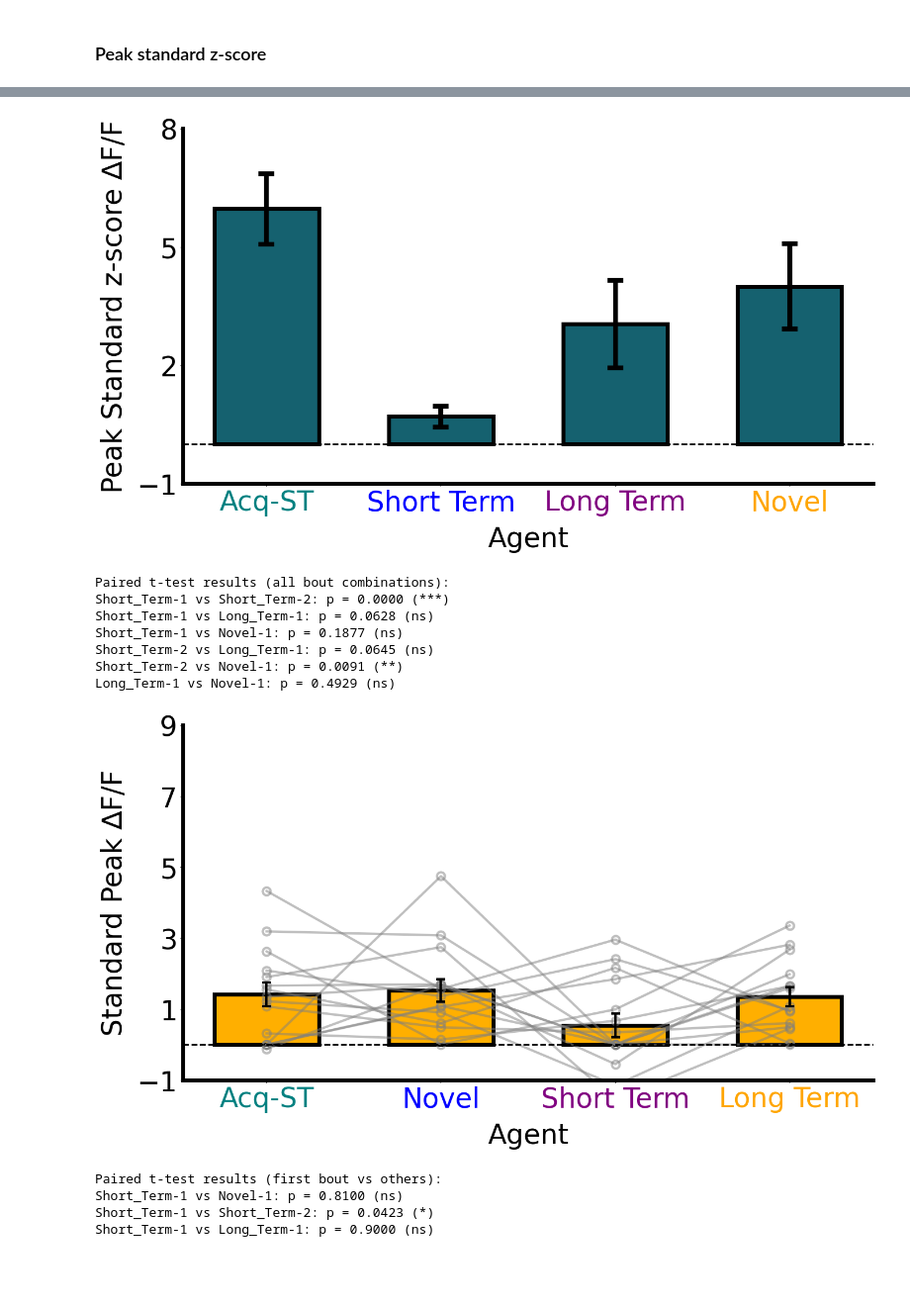
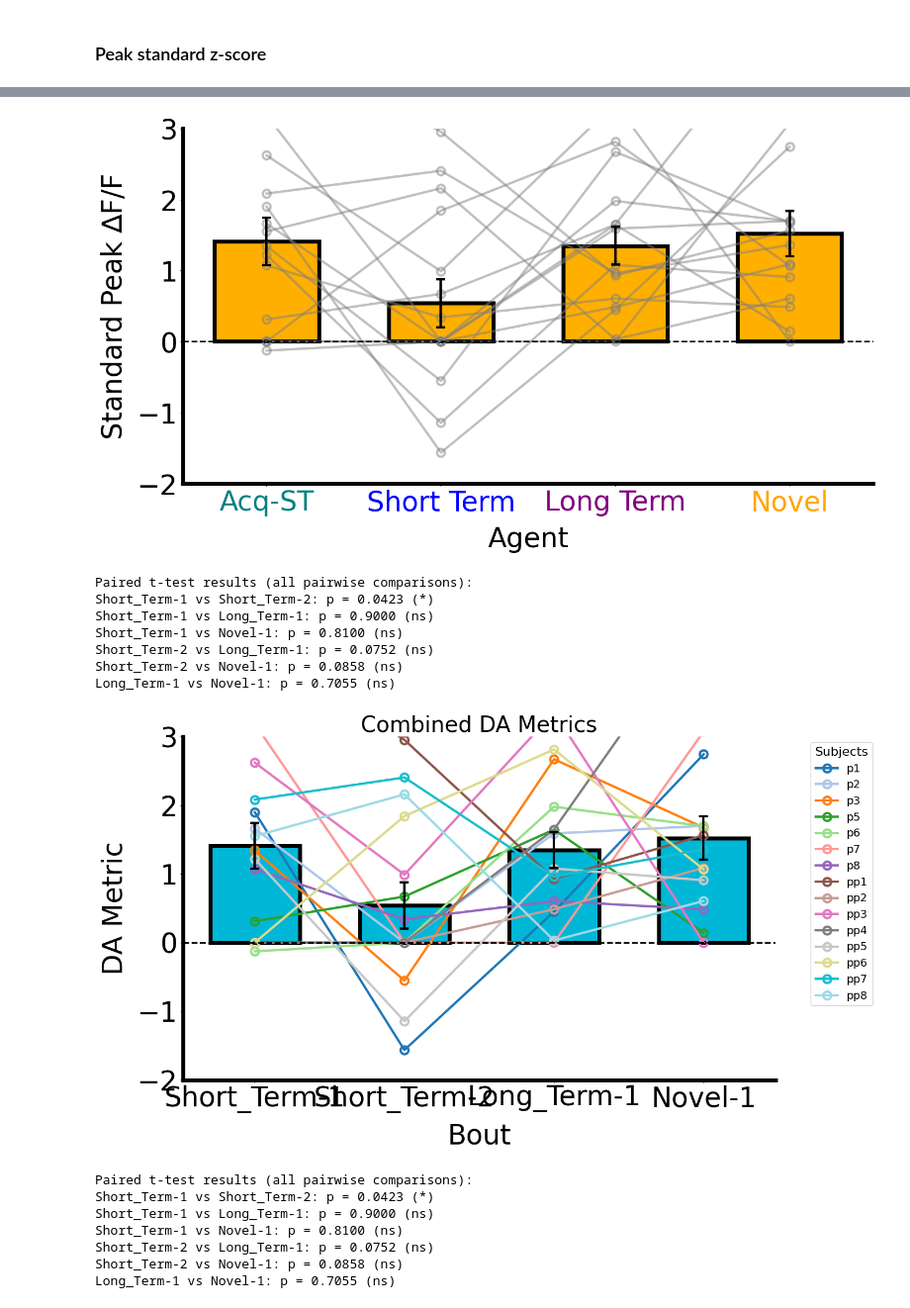
Before and after one commit to padillacoreanolab/Fiber_Photometry, a Jupyter notebook: Home_Cage/hc_da_analysis.ipynb, the cells around one changed output, grey strips where cells are left out. Shown at 99% size. Cells and saved outputs as stored; diff of their text form; code cells hidden in the pictures; blank space fills up the shorter version.

Commit message:
code checking: home cage

```diff
--- a/Home_Cage/hc_da_analysis.ipynb
+++ b/Home_Cage/hc_da_analysis.ipynb
@@ -20,9 +20,9 @@ from Hab_Dishab.hd_extension import get_trial_dataframes, create_metadata_datafr
 # NAc: #15616F
 # mPFC: #FFAF00
 
-experiment_path = r"/Users/naylajimenez/Downloads/papers/dopamine/cohort-1-2/allcohorts/C1_2_3_Home_Cage/all/nac"
-csv_base_path = r"/Users/naylajimenez/Downloads/papers/dopamine/cohort-1-2/allcohorts/C1_2_3_Home_Cage/all_csvs/nac_csvs"
-brain_region = '#15616F'
+experiment_path = r"/Users/naylajimenez/Downloads/papers/dopamine/cohort-1-2/allcohorts/C1_2_3_Home_Cage/all/mpfc"
+csv_base_path = r"/Users/naylajimenez/Downloads/papers/dopamine/cohort-1-2/allcohorts/C1_2_3_Home_Cage/all_csvs/mpfc_csvs"
+brain_region = '#FFAF00'
 # %%
 # groups csv + experiment data into one variable
 experiment = Experiment(experiment_path, csv_base_path)
@@ -223,25 +117,25 @@ def dopamine(precomputed_df,
 # %%
-dopamine(
+hc_plot_da_across_agents_gray(
     precomputed_df=df,
     metric_name="Max Peak",
-    ylabel="Peak Standard z-score ∆F/F",
+    ylabel="Standard Peak ∆F/F",
     xlabel="Agent",
     custom_xtick_labels=clean_labels,
     custom_xtick_colors=xtick_colors,
-    ylim=(-1, 8),
-    yticks_increment=3,
+    ylim=(-2, 3),
+    yticks_increment=1,
     bar_color=brain_region,
     figsize=(14, 8),
-    save=True,
-    save_name ="NAc_DA_Albert",
+    save=None,
+    save_name ="mDA",
     title=None
 )
 # %% [output]
-[figure, old version]
+[figure, new version]
-Paired t-test results (all bout combinations):
-Short_Term-1 vs Short_Term-2: p = 0.0000 (***)
-Short_Term-1 vs Long_Term-1: p = 0.0628 (ns)
-Short_Term-1 vs Novel-1: p = 0.1877 (ns)
-Short_Term-2 vs Long_Term-1: p = 0.0645 (ns)
-Short_Term-2 vs Novel-1: p = 0.0091 (**)
-Long_Term-1 vs Novel-1: p = 0.4929 (ns)
+Paired t-test results (all pairwise comparisons):
+Short_Term-1 vs Short_Term-2: p = 0.0423 (*)
+Short_Term-1 vs Long_Term-1: p = 0.9000 (ns)
+Short_Term-1 vs Novel-1: p = 0.8100 (ns)
+Short_Term-2 vs Long_Term-1: p = 0.0752 (ns)
+Short_Term-2 vs Novel-1: p = 0.0858 (ns)
+Long_Term-1 vs Novel-1: p = 0.7055 (ns)
@@ -359,22 +142,24 @@ def dopamine(precomputed_df,
 # %%
-dopamine(
-    precomputed_df=df,
-    metric_name="Max Peak",
-    ylabel="Standard Peak ∆F/F",
-    xlabel="Agent",
-    custom_xtick_labels=clean_labels,
-    custom_xtick_colors=xtick_colors,
-    ylim=(-1, 9),
-    yticks_increment=2,
-    bar_color=brain_region,
-    figsize=(14, 8),
-    save=True,
-    save_name ="NAc_C1_3",
-    title=None
-)
+hc_plot_da_across_agents_colored(precomputed_df=df,
+             metric_name="Max Peak",
+             title="Combined DA Metrics",
+             ylabel="DA Metric",
+             xlabel="Bout",
+             custom_xtick_labels=None,
+             custom_xtick_colors=None,
+             ylim=(-2,3),
+             bar_color="#00B7D7",
+             yticks_increment=None,
+             figsize=(14,8),
+             pad_inches=0.1,
+             save=False,
+             save_name=None)
 # %% [output]
-[figure, old version]
+[figure, new version]
-Paired t-test results (first bout vs others):
-Short_Term-1 vs Novel-1: p = 0.8100 (ns)
+Paired t-test results (all pairwise comparisons):
 Short_Term-1 vs Short_Term-2: p = 0.0423 (*)
 Short_Term-1 vs Long_Term-1: p = 0.9000 (ns)
+Short_Term-1 vs Novel-1: p = 0.8100 (ns)
+Short_Term-2 vs Long_Term-1: p = 0.0752 (ns)
+Short_Term-2 vs Novel-1: p = 0.0858 (ns)
+Long_Term-1 vs Novel-1: p = 0.7055 (ns)
```
Also changed, not shown: parts of 15 cells of this notebook, 7 other files.
